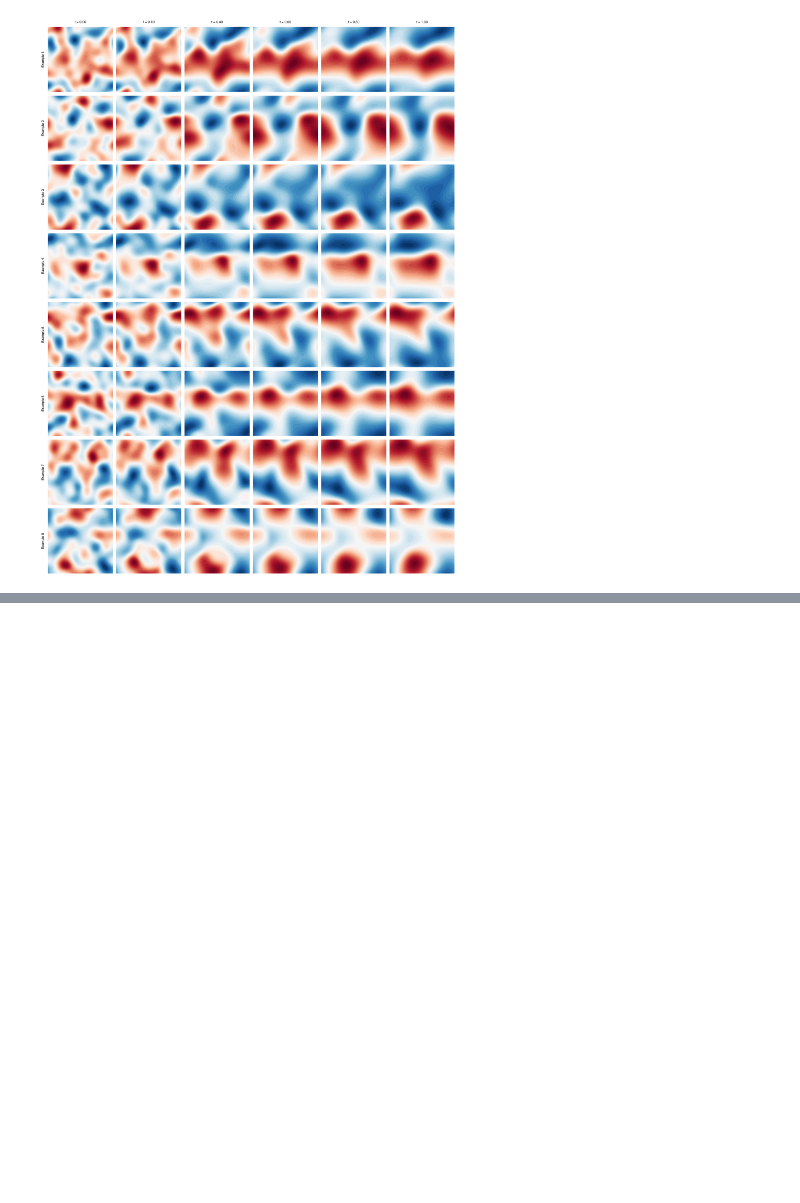
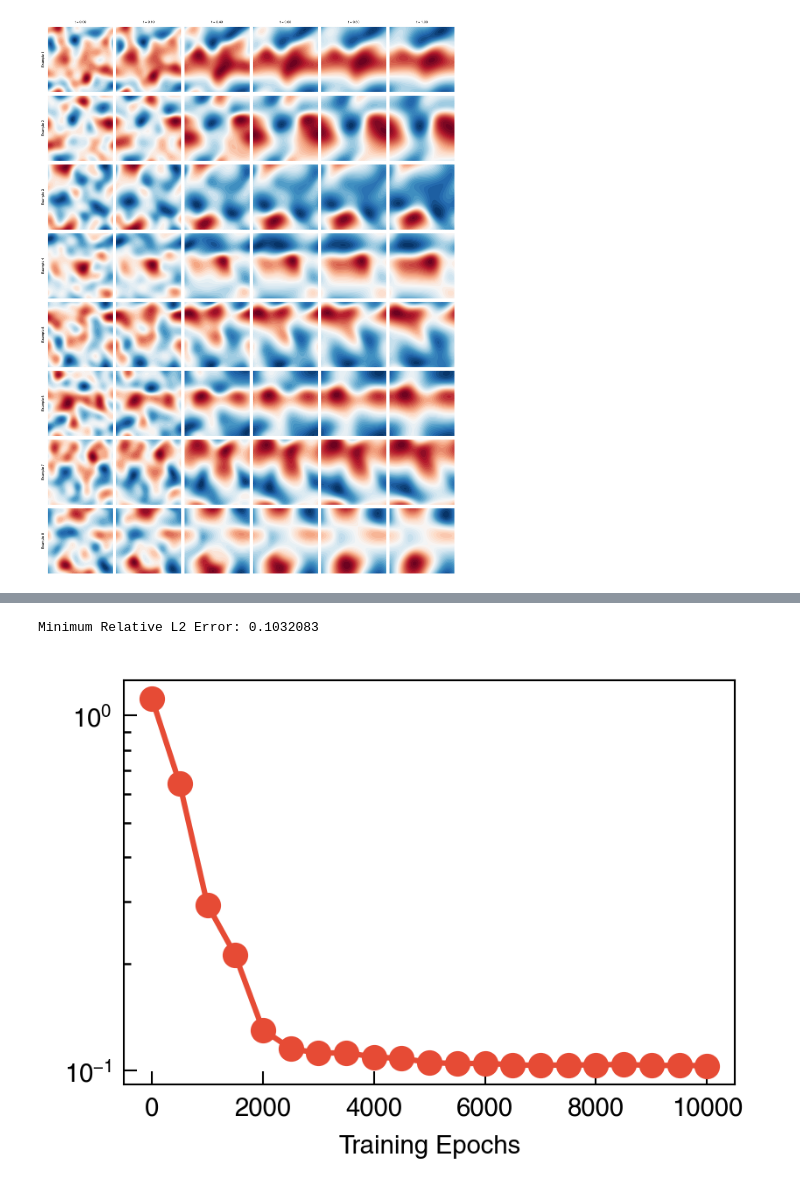
Before and after one commit to NanxiiChen/PI-CViT, a Jupyter notebook: burgers/eval.ipynb, the cells around one changed output, grey strips where cells are left out. Drawn from its saved outputs; the diff is of its cells as text; code cells hidden in the pictures; blank space fills up the shorter version.

```diff
--- a/burgers/eval.ipynb
+++ b/burgers/eval.ipynb
@@ -246,0 +282,9 @@ Text(0.5, 1.02, 'Exam. 2, Var. u, Rel. L2 Error: 1.20e-01')
+# %%
+fig, ax = plt.subplots(figsize=(3, 2))
+ax.plot(epochs, l2_logs, marker="o")
+ax.set_yscale("log")
+ax.set_xlabel("Training Epochs")
+print("Minimum Relative L2 Error:", jnp.min(jnp.array(l2_logs)))
+# %% [output]
+Minimum Relative L2 Error: 0.1032083
+[figure, added]
```
Also changed, not shown: parts of 2 cells of this notebook, 1 other file.
